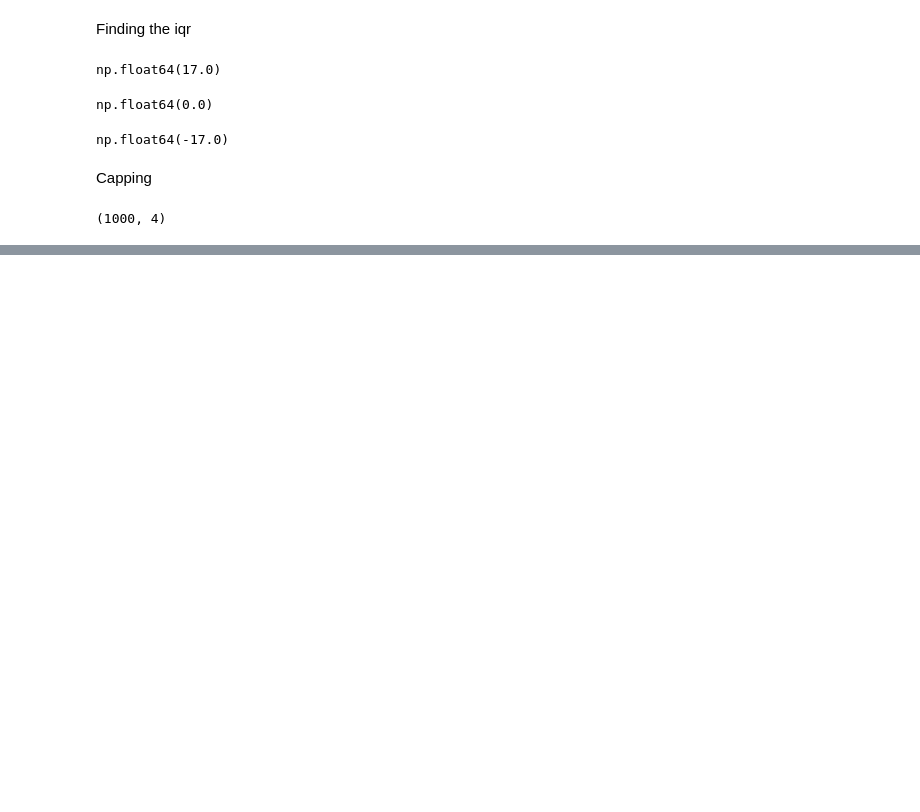
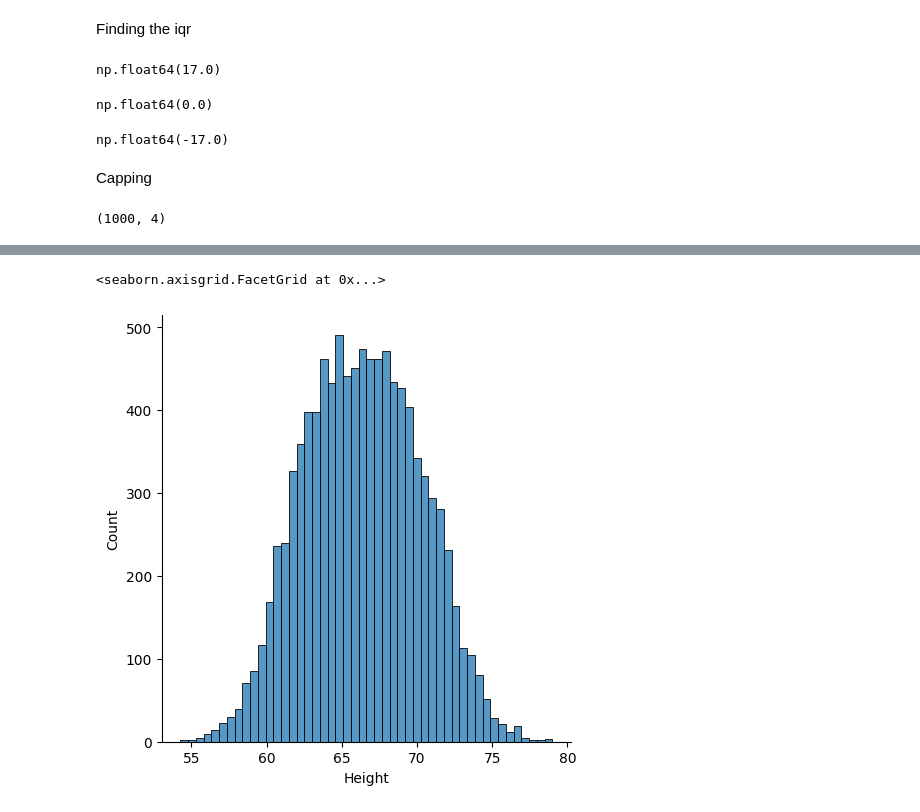
Before and after one commit to Aaaaddddyyyyyyyy/Machine-Learning-repo, a Jupyter notebook: Outliners.ipynb, the cells around one changed output, grey strips where cells are left out. Cells and saved outputs as stored; diff of their text form; code cells hidden in the pictures; blank space fills up the shorter version.

```diff
--- a/Outliners.ipynb
+++ b/Outliners.ipynb
@@ -180,0 +188,2 @@ new_df_cap.shape
+# %%
+df=pd.read_csv('/content/weight-height.csv')
@@ -180,0 +216,5 @@ new_df_cap.shape
+# %%
+sns.displot(df['Height'])
+# %% [output]
+<seaborn.axisgrid.FacetGrid at 0x...>
+[figure, added]
```
Also changed, not shown: parts of 15 cells of this notebook.
